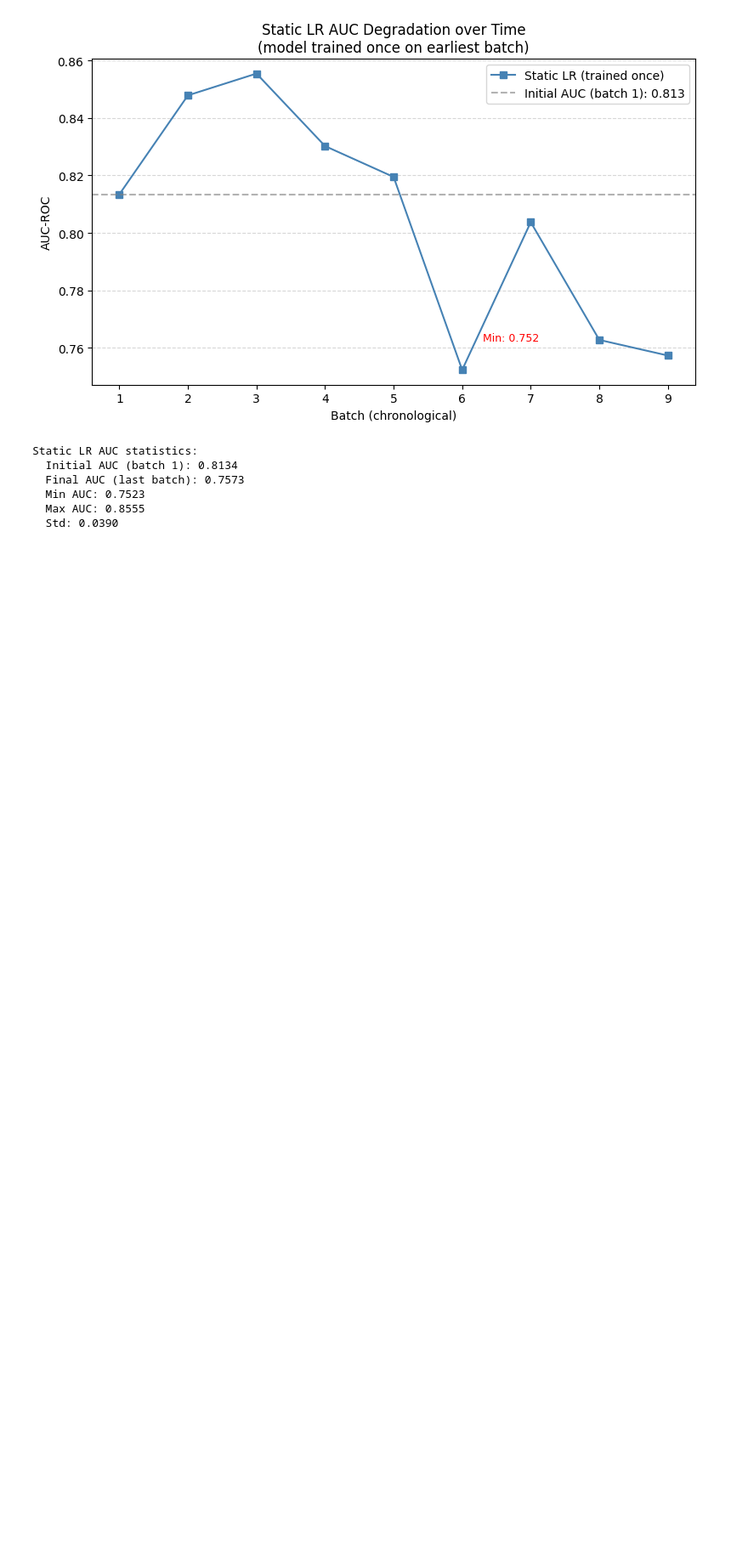
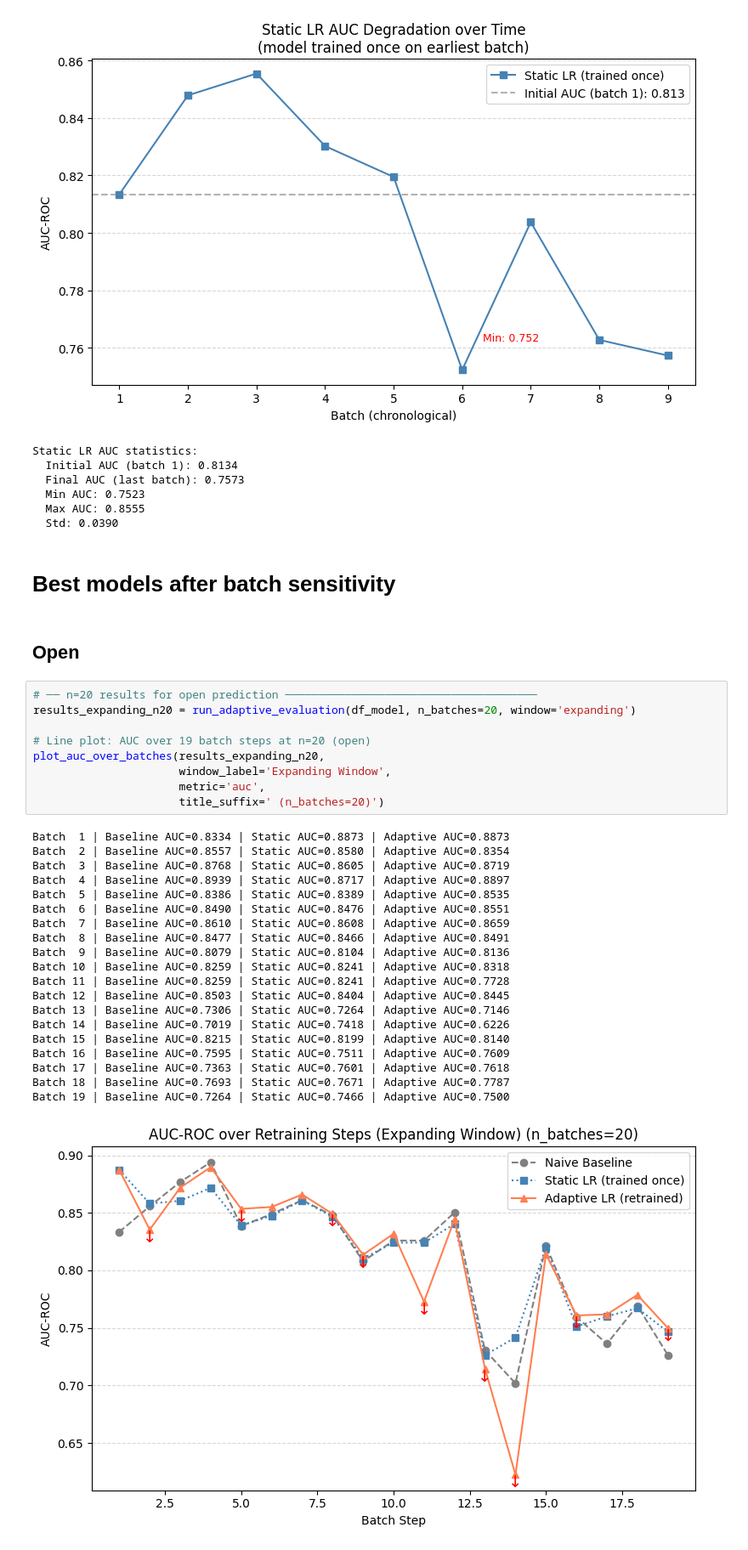
Before and after one commit to giadauva/OMG-Thesis, a Jupyter notebook: Adaptive_learning.ipynb, the cells around one changed output. Shown at 85% size. Cells and saved outputs as stored; diff of their text form; blank space fills up the shorter version.

```diff
--- a/Adaptive_learning.ipynb
+++ b/Adaptive_learning.ipynb
@@ -884,3 +884,37 @@ Static LR AUC statistics:
   Min AUC: 0.7523
   Max AUC: 0.8555
   Std: 0.0390
+# %% [markdown]
+# Best models after batch sensitivity
+# %% [markdown]
+## Open
+# %%
+# ── n=20 results for open prediction ──────────────────────────────────────
+results_expanding_n20 = run_adaptive_evaluation(df_model, n_batches=20, window='expanding')
+
+# Line plot: AUC over 19 batch steps at n=20 (open)
+plot_auc_over_batches(results_expanding_n20,
+                      window_label='Expanding Window',
+                      metric='auc',
+                      title_suffix=' (n_batches=20)')
+# %% [output]
+Batch  1 | Baseline AUC=0.8334 | Static AUC=0.8873 | Adaptive AUC=0.8873
+Batch  2 | Baseline AUC=0.8557 | Static AUC=0.8580 | Adaptive AUC=0.8354
+Batch  3 | Baseline AUC=0.8768 | Static AUC=0.8605 | Adaptive AUC=0.8719
+Batch  4 | Baseline AUC=0.8939 | Static AUC=0.8717 | Adaptive AUC=0.8897
+Batch  5 | Baseline AUC=0.8386 | Static AUC=0.8389 | Adaptive AUC=0.8535
+Batch  6 | Baseline AUC=0.8490 | Static AUC=0.8476 | Adaptive AUC=0.8551
+Batch  7 | Baseline AUC=0.8610 | Static AUC=0.8608 | Adaptive AUC=0.8659
+Batch  8 | Baseline AUC=0.8477 | Static AUC=0.8466 | Adaptive AUC=0.8491
+Batch  9 | Baseline AUC=0.8079 | Static AUC=0.8104 | Adaptive AUC=0.8136
+Batch 10 | Baseline AUC=0.8259 | Static AUC=0.8241 | Adaptive AUC=0.8318
+Batch 11 | Baseline AUC=0.8259 | Static AUC=0.8241 | Adaptive AUC=0.7728
+Batch 12 | Baseline AUC=0.8503 | Static AUC=0.8404 | Adaptive AUC=0.8445
+Batch 13 | Baseline AUC=0.7306 | Static AUC=0.7264 | Adaptive AUC=0.7146
+Batch 14 | Baseline AUC=0.7019 | Static AUC=0.7418 | Adaptive AUC=0.6226
+Batch 15 | Baseline AUC=0.8215 | Static AUC=0.8199 | Adaptive AUC=0.8140
+Batch 16 | Baseline AUC=0.7595 | Static AUC=0.7511 | Adaptive AUC=0.7609
+Batch 17 | Baseline AUC=0.7363 | Static AUC=0.7601 | Adaptive AUC=0.7618
+Batch 18 | Baseline AUC=0.7693 | Static AUC=0.7671 | Adaptive AUC=0.7787
+Batch 19 | Baseline AUC=0.7264 | Static AUC=0.7466 | Adaptive AUC=0.7500
+[figure, added]
```
Also changed, not shown: parts of 6 cells of this notebook.
